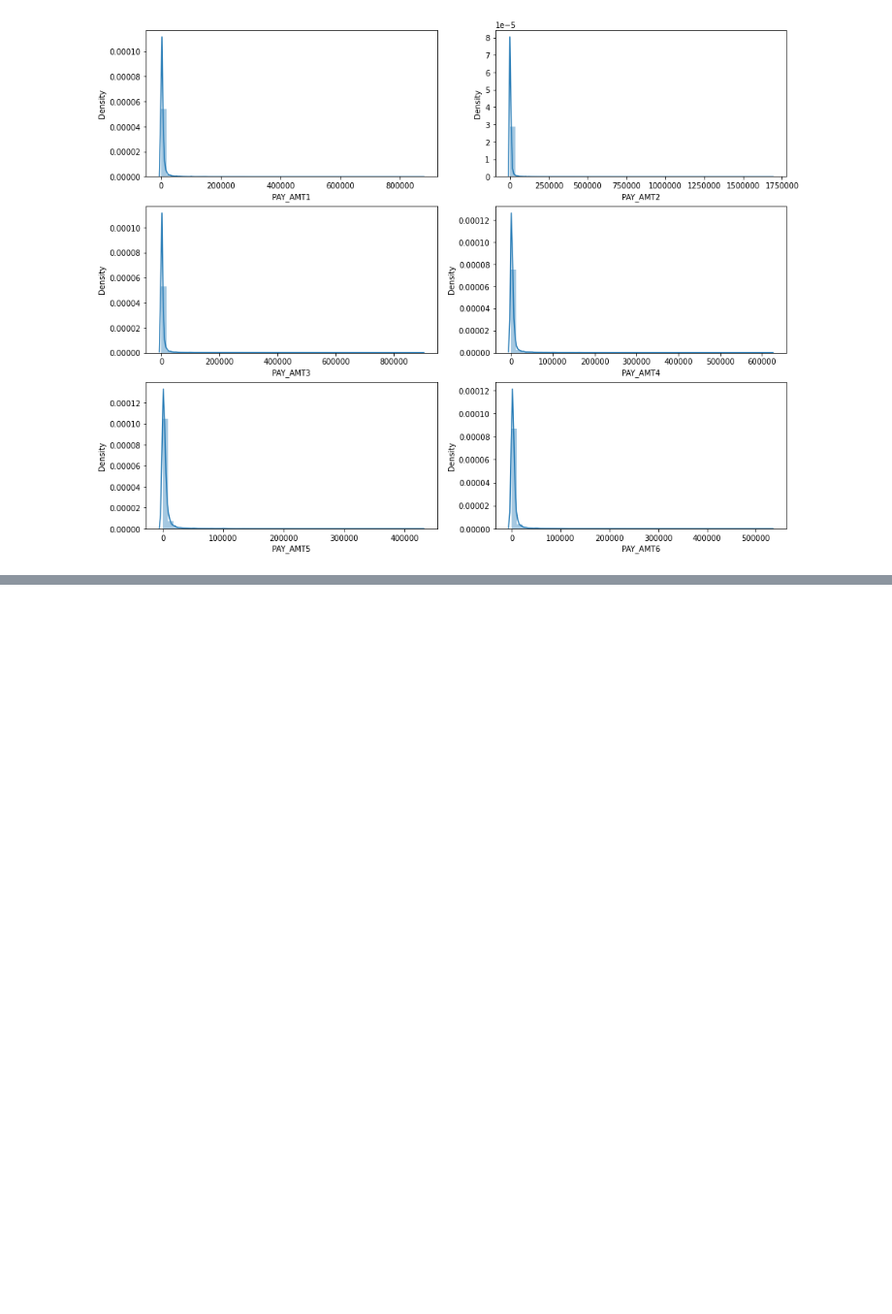
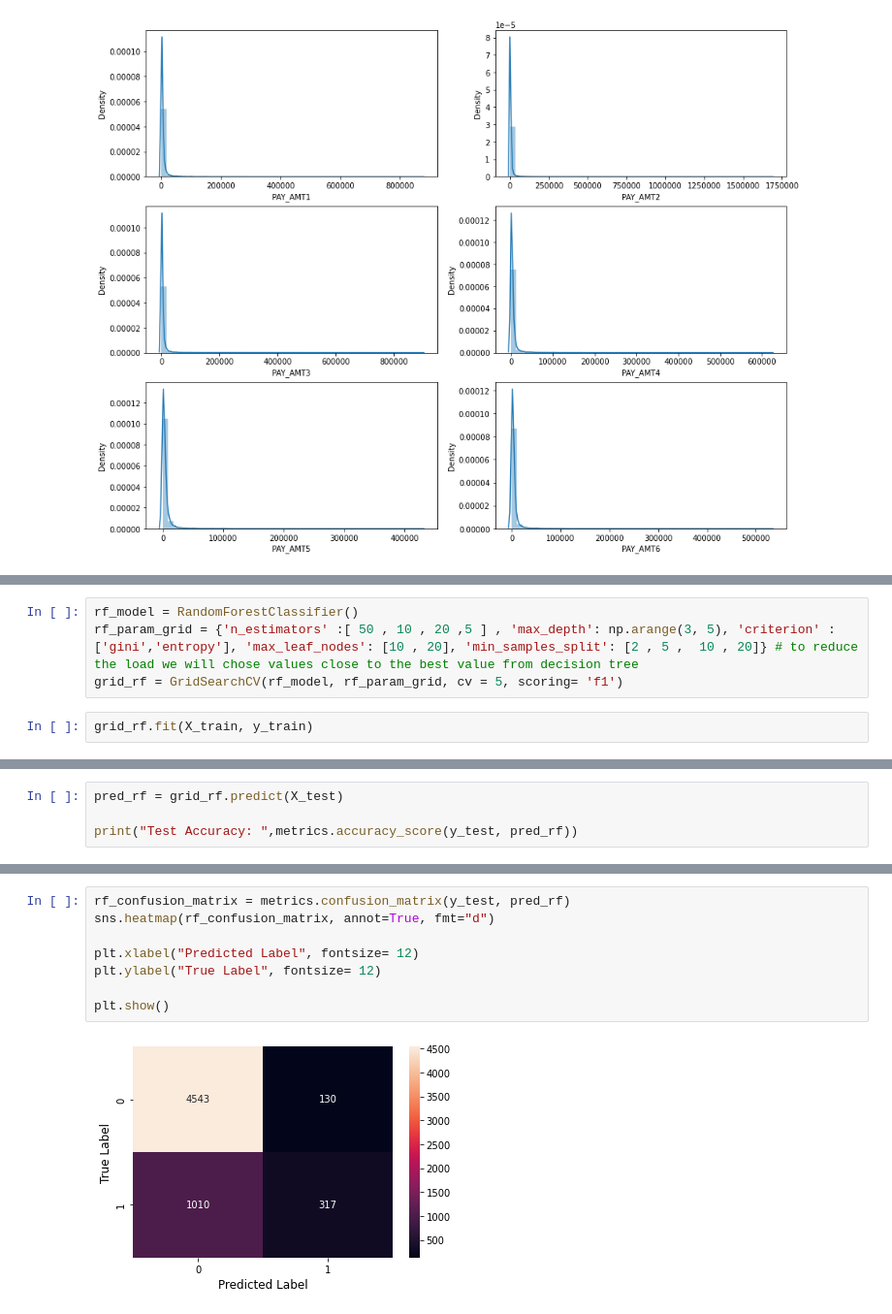
Before and after one commit to GaikwadSandesh/credit_card_fraud_detection, a Jupyter notebook: Credit_Card_Default_Prediction_Capstone_Project.ipynb, the cells around one changed output, grey strips where cells are left out. Shown at 97% size. Cells and saved outputs as stored; diff of their text form; blank space fills up the shorter version.

```diff
--- a/Credit_Card_Default_Prediction_Capstone_Project.ipynb
+++ b/Credit_Card_Default_Prediction_Capstone_Project.ipynb
@@ -335,0 +406,6 @@ plt.show()
+# %%
+rf_model = RandomForestClassifier()
+rf_param_grid = {'n_estimators' :[ 50 , 10 , 20 ,5 ] , 'max_depth': np.arange(3, 5), 'criterion' : ['gini','entropy'], 'max_leaf_nodes': [10 , 20], 'min_samples_split': [2 , 5 ,  10 , 20]} # to reduce the load we will chose values close to the best value from decision tree
+grid_rf = GridSearchCV(rf_model, rf_param_grid, cv = 5, scoring= 'f1')
+# %%
+grid_rf.fit(X_train, y_train)
@@ -335,0 +419,4 @@ plt.show()
+# %%
+pred_rf = grid_rf.predict(X_test)
+
+print("Test Accuracy: ",metrics.accuracy_score(y_test, pred_rf))
@@ -335,0 +433,10 @@ plt.show()
+# %%
+rf_confusion_matrix = metrics.confusion_matrix(y_test, pred_rf)
+sns.heatmap(rf_confusion_matrix, annot=True, fmt="d")
+
+plt.xlabel("Predicted Label", fontsize= 12)
+plt.ylabel("True Label", fontsize= 12)
+
+plt.show()
+# %% [output]
+[figure, added]
```
Also changed, not shown: parts of 37 cells of this notebook.
